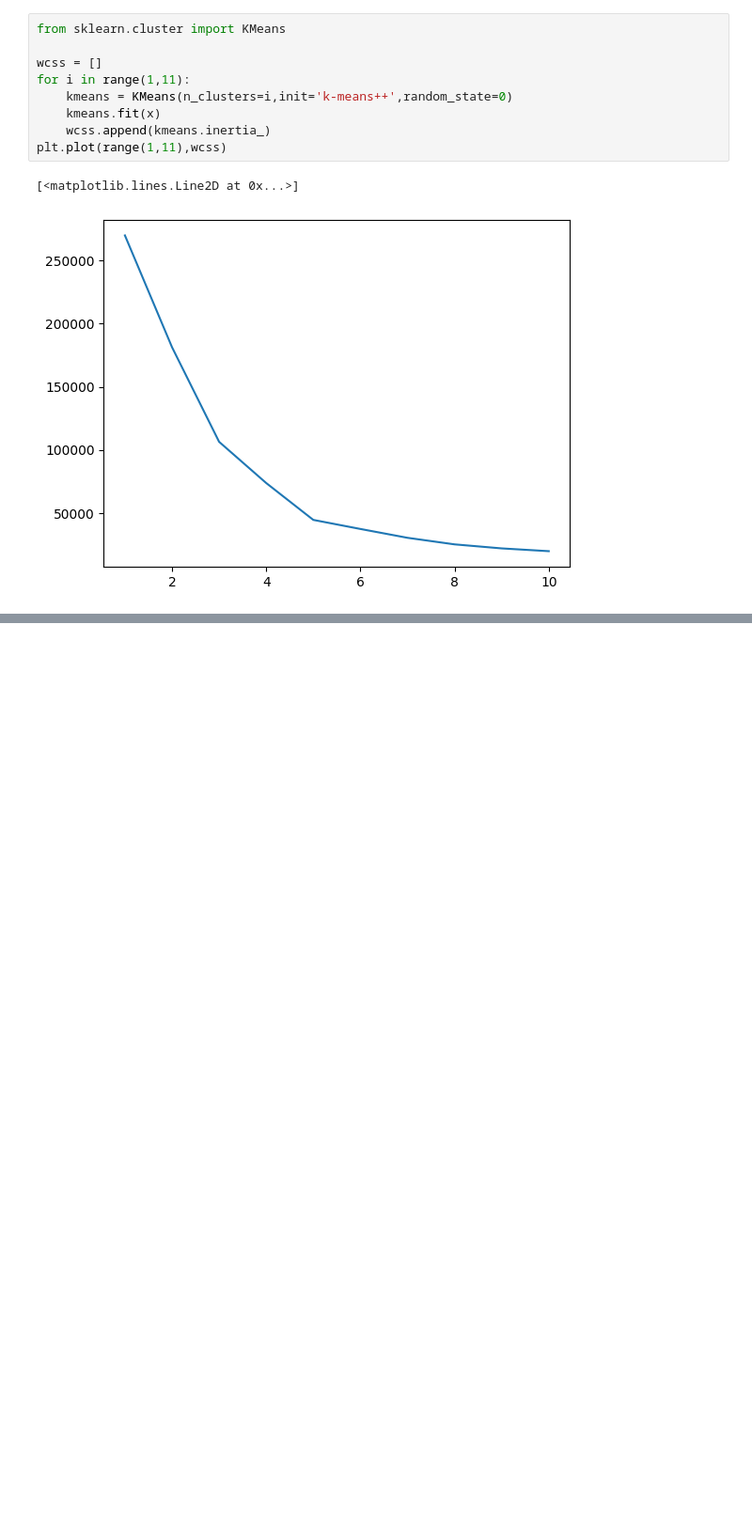
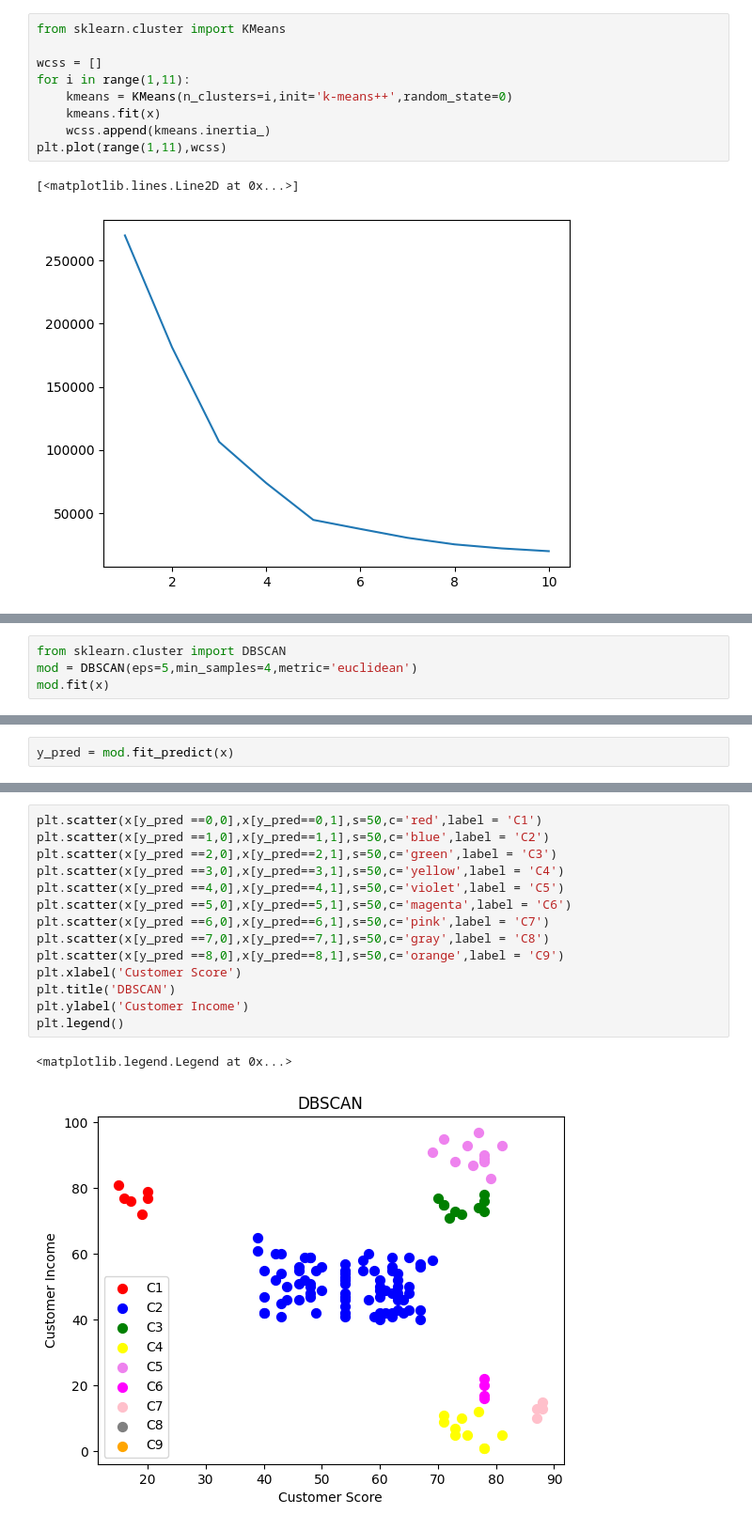
Before and after one commit to Hrishikesh-tonge/ML-Lab, a Jupyter notebook: Day14.ipynb, the cells around one changed output, grey strips where cells are left out. Shown at 94% size. Drawn from its saved outputs; the diff is of its cells as text; blank space fills up the shorter version.

```diff
--- a/Day14.ipynb
+++ b/Day14.ipynb
@@ -96,0 +121,4 @@ plt.plot(range(1,11),wcss)
+# %%
+from sklearn.cluster import DBSCAN
+mod = DBSCAN(eps=5,min_samples=4,metric='euclidean')
+mod.fit(x)
@@ -96,0 +127,2 @@ plt.plot(range(1,11),wcss)
+# %%
+y_pred = mod.fit_predict(x)
@@ -96,0 +159,17 @@ plt.plot(range(1,11),wcss)
+# %%
+plt.scatter(x[y_pred ==0,0],x[y_pred==0,1],s=50,c='red',label = 'C1')
+plt.scatter(x[y_pred ==1,0],x[y_pred==1,1],s=50,c='blue',label = 'C2')
+plt.scatter(x[y_pred ==2,0],x[y_pred==2,1],s=50,c='green',label = 'C3')
+plt.scatter(x[y_pred ==3,0],x[y_pred==3,1],s=50,c='yellow',label = 'C4')
+plt.scatter(x[y_pred ==4,0],x[y_pred==4,1],s=50,c='violet',label = 'C5')
+plt.scatter(x[y_pred ==5,0],x[y_pred==5,1],s=50,c='magenta',label = 'C6')
+plt.scatter(x[y_pred ==6,0],x[y_pred==6,1],s=50,c='pink',label = 'C7')
+plt.scatter(x[y_pred ==7,0],x[y_pred==7,1],s=50,c='gray',label = 'C8')
+plt.scatter(x[y_pred ==8,0],x[y_pred==8,1],s=50,c='orange',label = 'C9')
+plt.xlabel('Customer Score')
+plt.title('DBSCAN')
+plt.ylabel('Customer Income')
+plt.legend()
+# %% [output]
+<matplotlib.legend.Legend at 0x...>
+[figure, added]
```
Also changed, not shown: parts of 18 cells of this notebook, 7 other files.
